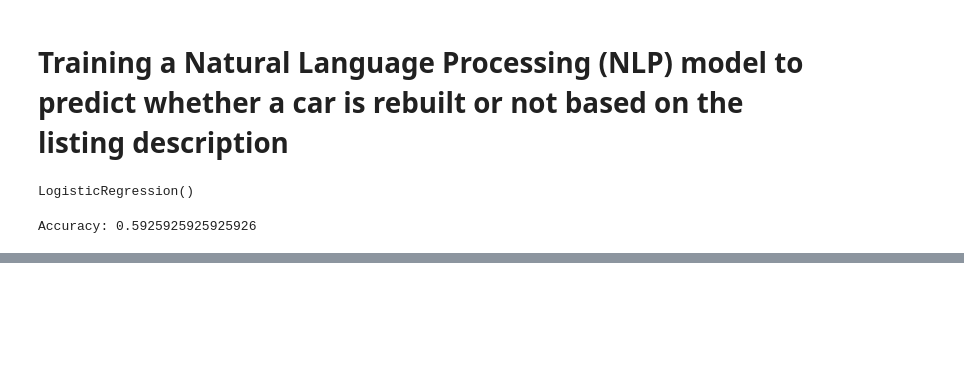
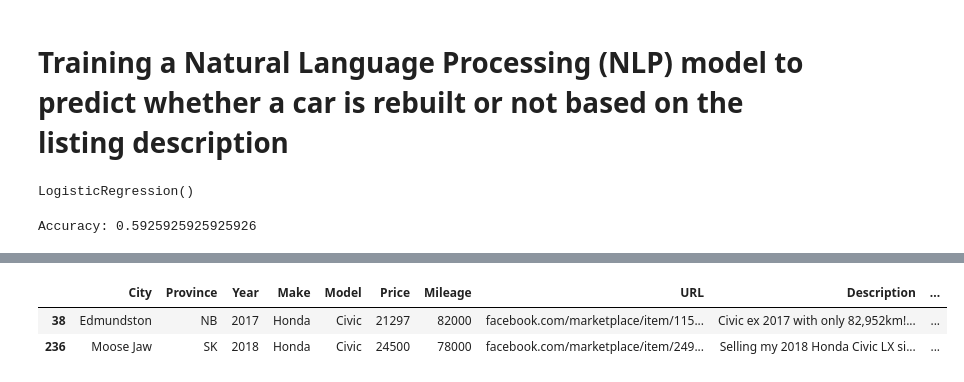
Before and after one commit to pietrostolf/Facebook-Marketplace-Analysis-Dashboard, a Jupyter notebook: Rebuilt_tag_identifier.ipynb, the cells around one changed output, grey strips where cells are left out. Drawn from its saved outputs; the diff is of its cells as text; code cells hidden in the pictures; blank space fills up the shorter version.

```diff
--- a/Rebuilt_tag_identifier.ipynb
+++ b/Rebuilt_tag_identifier.ipynb
@@ -119,0 +223,9 @@ Accuracy: 0.5925925925925926
+# %%
+# Set the display option to show full URLs without truncation
+pd.set_option('display.max_colwidth', None)
+
+# Filter the DataFrame to show only entries where 'Rebuilt_Predicted' is 1
+rebuilt_predicted_df = vehicle_df_clean[vehicle_df_clean['Rebuilt_Predicted'] == 1]
+
+# Display the filtered DataFrame with full URLs
+print(rebuilt_predicted_df["URL"])
@@ -119,0 +250,10 @@ Accuracy: 0.5925925925925926
+# %%
+# Filter out the rows where 'Rebuilt_Predicted' is 1 and 'Rebuilt' is NaN
+filtered_df = merged_df[(merged_df['Rebuilt_Predicted'] == 1) & (merged_df['Rebuilt'].isnull())]
+
+# Display the filtered DataFrame
+filtered_df
+# %% [output]
+|  | City | Province | Year | Make | Model | Price | Mileage | URL | Description | ... |
+| 38 | Edmundston | NB | 2017 | Honda | Civic | 21297 | 82000 | facebook.com/marketplace/item/115... | Civic ex 2017 with only 82,952km!... | ... |
+| 236 | Moose Jaw | SK | 2018 | Honda | Civic | 24500 | 78000 | facebook.com/marketplace/item/249... | Selling my 2018 Honda Civic LX si... | ... |
```
Also changed, not shown: parts of 6 cells of this notebook.
